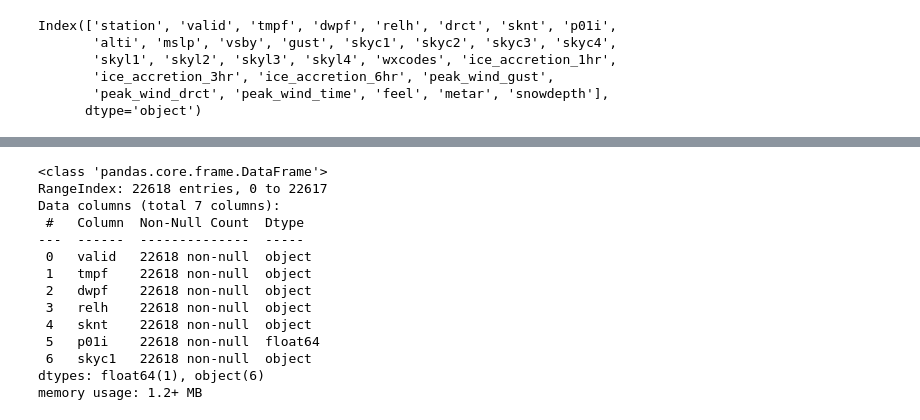
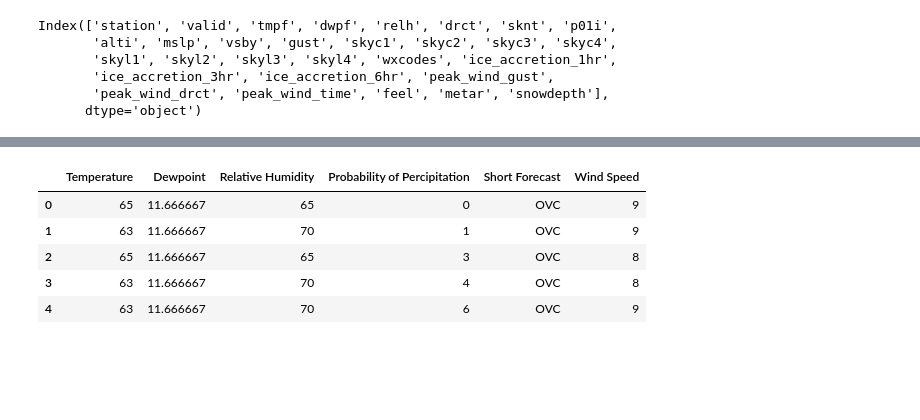
Before and after one commit to eshayden0617/project_4, a Jupyter notebook: Weather_Starter.ipynb, the cells around one changed output, grey strips where cells are left out. Saved outputs shown, nothing was run; the diff lists cells and outputs as text; code cells hidden in the pictures; blank space fills up the shorter version.

```diff
--- a/Weather_Starter.ipynb
+++ b/Weather_Starter.ipynb
@@ -271,17 +295,12 @@ memory usage: 8.8+ KB
 # %%
-1historic_weather.info()
+# Pull out the Wind Speed
+forecast_weather['Wind Speed'] = forecast_weather['Wind Speed'].str.extract('(\d+)').astype(int)
-# %% [output]
-<class 'pandas.core.frame.DataFrame'>
-RangeIndex: 22618 entries, 0 to 22617
-Data columns (total 7 columns):
- #   Column  Non-Null Count  Dtype
----  ------  --------------  -----
- 0   valid   22618 non-null  object
- 1   tmpf    22618 non-null  object
- 2   dwpf    22618 non-null  object
- 3   relh    22618 non-null  object
- 4   sknt    22618 non-null  object
- 5   p01i    22618 non-null  float64
- 6   skyc1   22618 non-null  object
-dtypes: float64(1), object(6)
-memory usage: 1.2+ MB
+# %%
+forecast_weather.head()
+# %% [output]
+|  | Temperature | Dewpoint | Relative Humidity | Probability of Percipitation | Short Forecast | Wind Speed |
+| 0 | 65 | 11.666667 | 65 | 0 | OVC | 9 |
+| 1 | 63 | 11.666667 | 70 | 1 | OVC | 9 |
+| 2 | 65 | 11.666667 | 65 | 3 | OVC | 8 |
+| 3 | 63 | 11.666667 | 70 | 4 | OVC | 8 |
+| 4 | 63 | 11.666667 | 70 | 6 | OVC | 9 |
```
Also changed, not shown: parts of 9 cells of this notebook.
